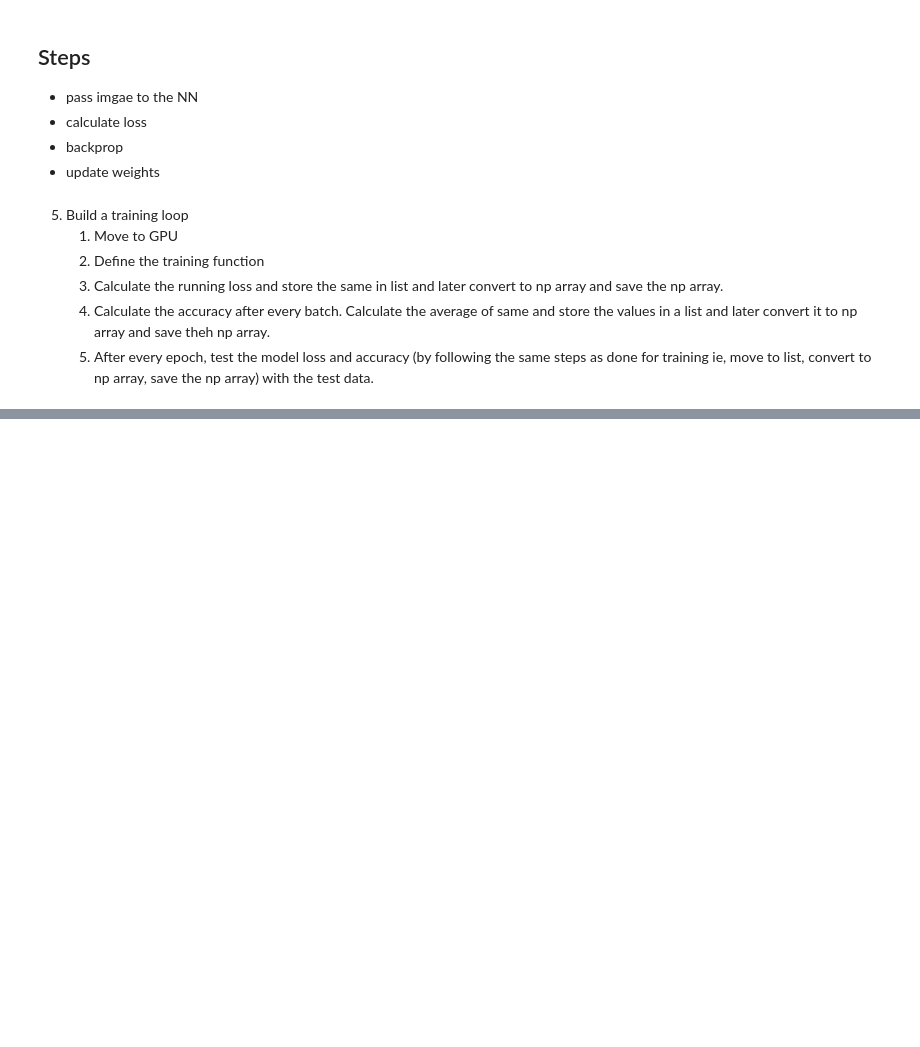
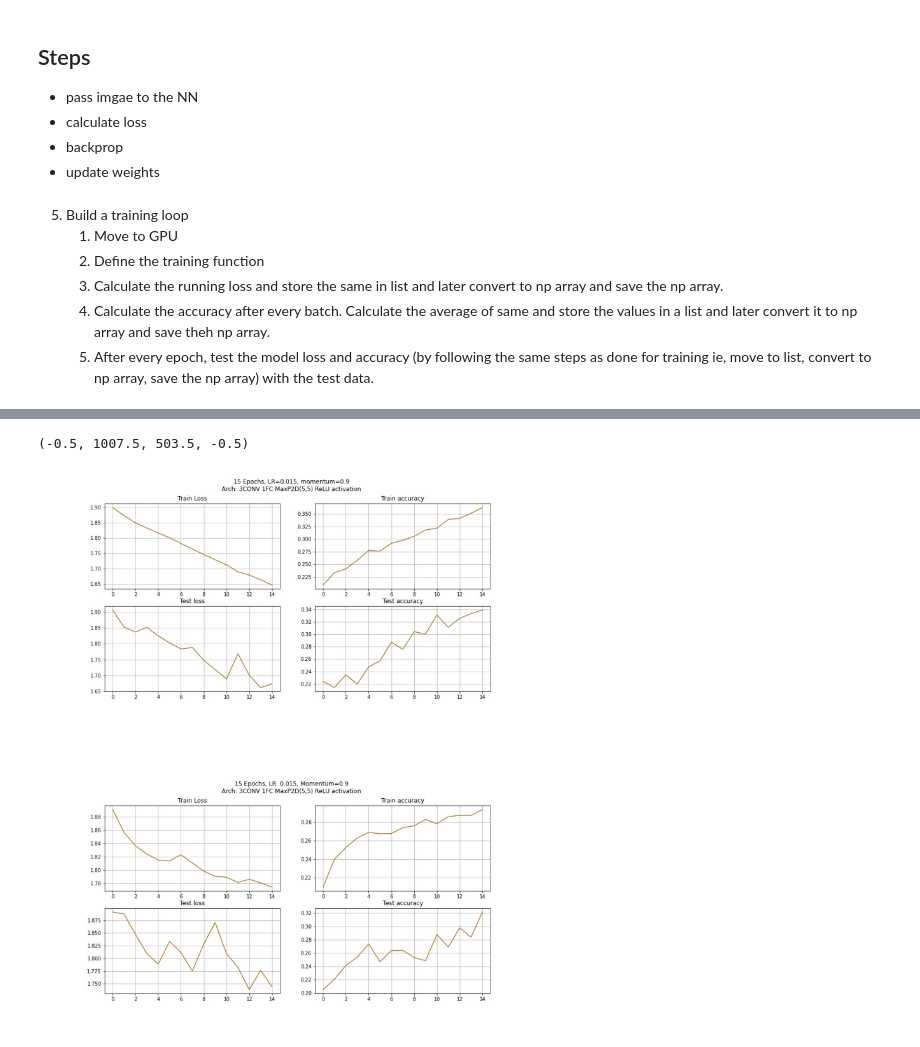
Before and after one commit to insaiyancvk/Dere-Net, a Jupyter notebook: Dere_Net_dirty_work_colab.ipynb, the cells around one changed output, grey strips where cells are left out. Drawn from its saved outputs; the diff is of its cells as text; code cells hidden in the pictures; blank space fills up the shorter version.

```diff
--- a/Dere_Net_dirty_work_colab.ipynb
+++ b/Dere_Net_dirty_work_colab.ipynb
@@ -440,3 +425,14 @@ torch.save({
 checkpoint = torch.load(PATH+MODEL1)
 net.load_state_dict(checkpoint['model_state_dict'])
 optimizer.load_state_dict(checkpoint['optimizer_state_dict'])
+# %%
+LR0015graph = cv2.imread("/content/drive/MyDrive/waifus/Workspace/Performance/15epoch(.0015LR).jpg")
+LR015graph = cv2.imread("/content/drive/MyDrive/waifus/Workspace/Performance/15epochLR015.jpg")
+LRfig, LRaxs = plt.subplots(2, figsize=(14,16));
+LRaxs[0].imshow(LR0015graph)
+LRaxs[1].imshow(LR015graph)
+LRaxs[0].axis("off")
+LRaxs[1].axis("off")
+# %% [output]
+(-0.5, 1007.5, 503.5, -0.5)
+[figure, added]
```
Also changed, not shown: parts of 17 cells of this notebook.
